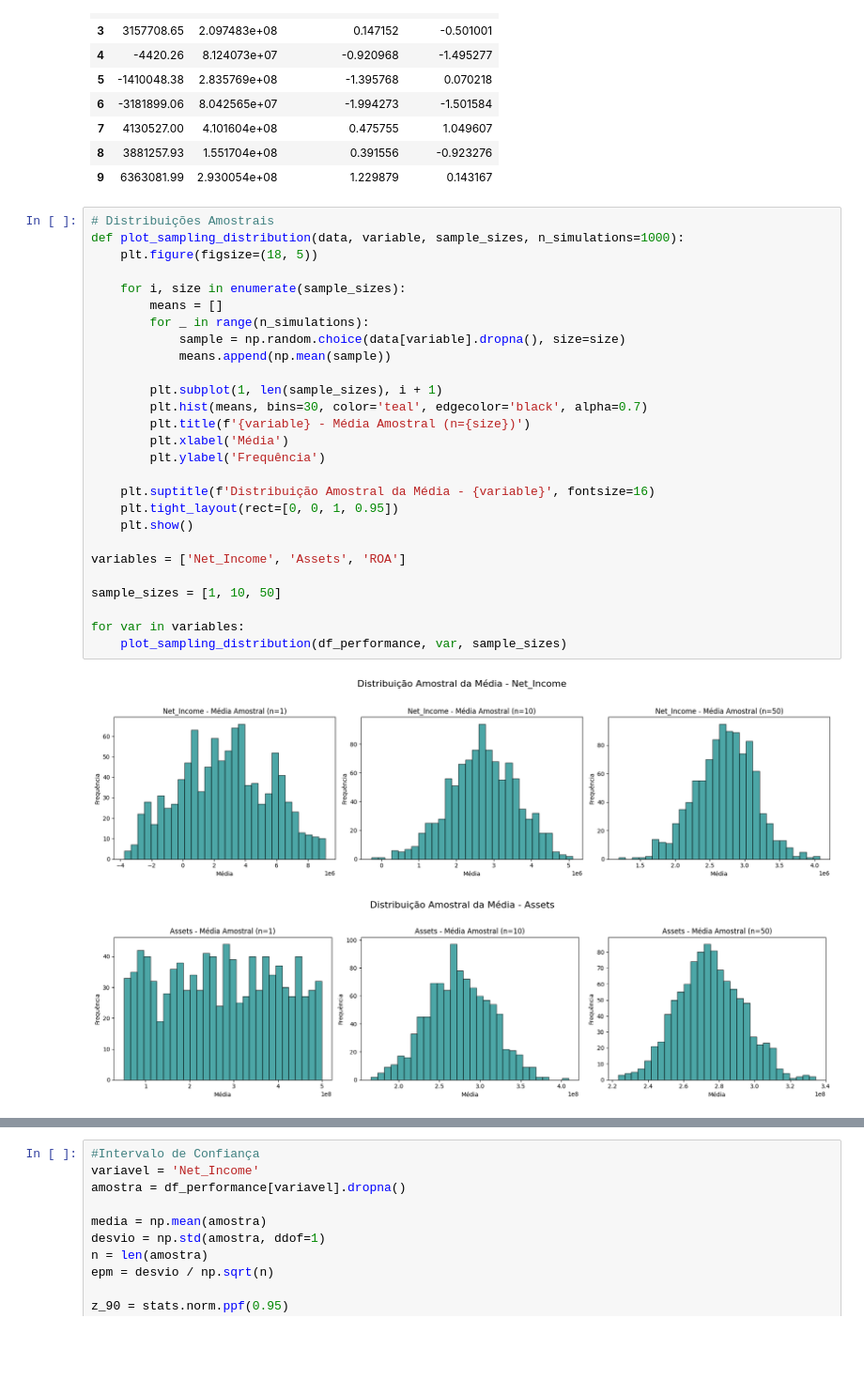
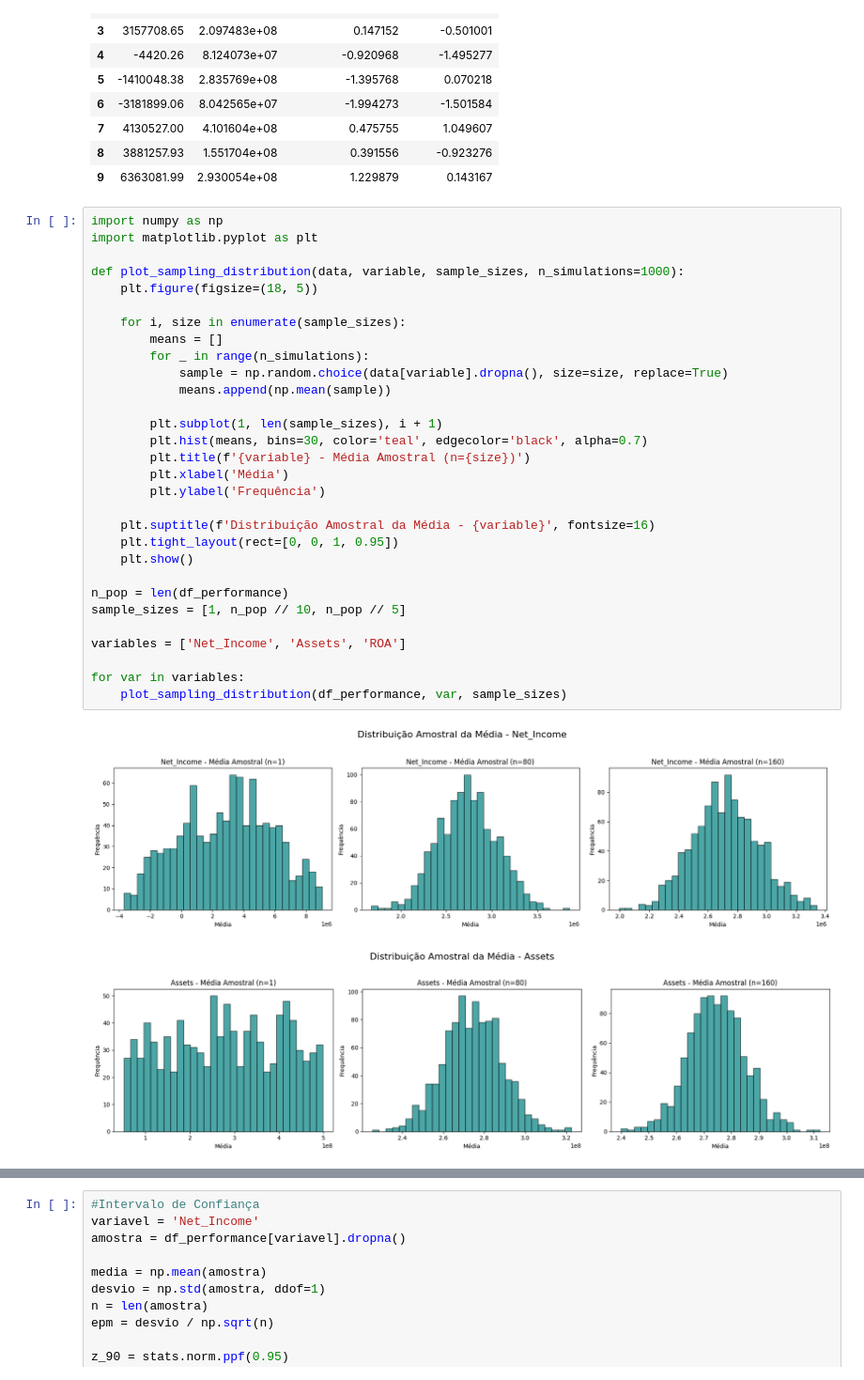
Before and after one commit to Leonardo-Mello22/Analise-DeutscheBank, a Jupyter notebook: Analise.ipynb, the cells around one changed output, grey strips where cells are left out. Shown at 94% size. Drawn from its saved outputs; the diff is of its cells as text; blank space fills up the shorter version.

```diff
--- a/Analise.ipynb
+++ b/Analise.ipynb
@@ -146,32 +153,35 @@ display(df_result.head(10))
 | 8 | 3881257.93 | 1.551704e+08 | 0.391556 | -0.923276 |
 | 9 | 6363081.99 | 2.930054e+08 | 1.229879 | 0.143167 |
 # %%
-# Distribuições Amostrais
+import numpy as np
+import matplotlib.pyplot as plt
+
 def plot_sampling_distribution(data, variable, sample_sizes, n_simulations=1000):
     plt.figure(figsize=(18, 5))
 
     for i, size in enumerate(sample_sizes):
         means = []
         for _ in range(n_simulations):
-            sample = np.random.choice(data[variable].dropna(), size=size)
+            sample = np.random.choice(data[variable].dropna(), size=size, replace=True)
             means.append(np.mean(sample))
 
         plt.subplot(1, len(sample_sizes), i + 1)
         plt.hist(means, bins=30, color='teal', edgecolor='black', alpha=0.7)
         plt.title(f'{variable} - Média Amostral (n={size})')
         plt.xlabel('Média')
         plt.ylabel('Frequência')
 
     plt.suptitle(f'Distribuição Amostral da Média - {variable}', fontsize=16)
     plt.tight_layout(rect=[0, 0, 1, 0.95])
     plt.show()
 
+n_pop = len(df_performance)
+sample_sizes = [1, n_pop // 10, n_pop // 5]
+
 variables = ['Net_Income', 'Assets', 'ROA']
-
-sample_sizes = [1, 10, 50]
 
 for var in variables:
     plot_sampling_distribution(df_performance, var, sample_sizes)
 # %% [output]
-[figure, old version]
+[figure, new version]
-[figure, old version]
+[figure, new version]
```
Also changed, not shown: parts of 3 cells of this notebook.
